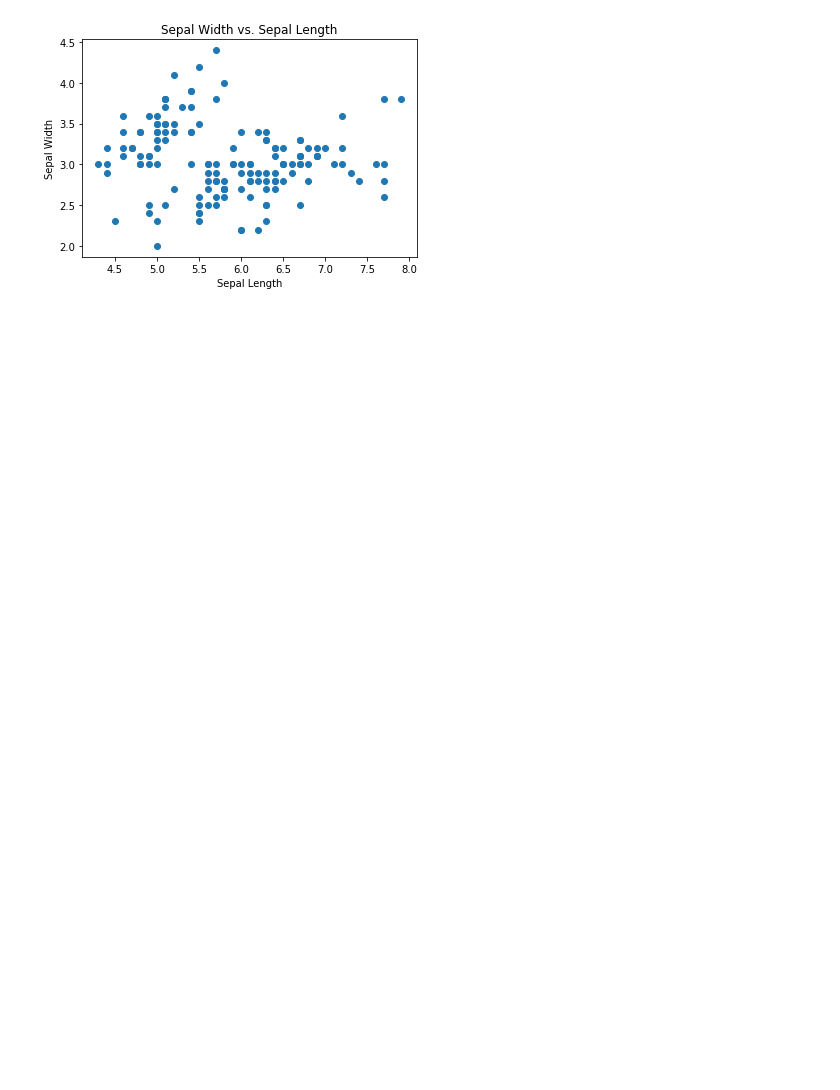
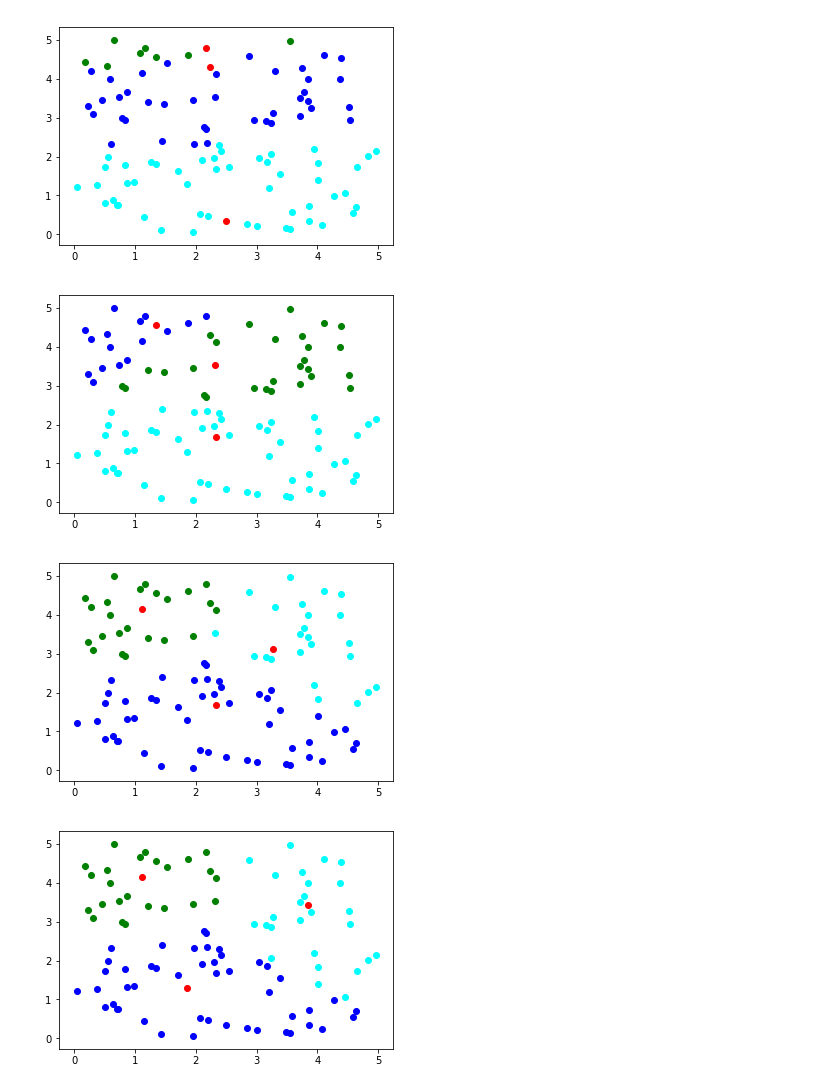
Before and after one commit to adepalatis/EE379K, a Jupyter notebook: Lab6/problem1.ipynb, the cells around one changed output. Cells and saved outputs as stored; diff of their text form; code cells hidden in the pictures; blank space fills up the shorter version.

Commit message:
Finally converted all the freaking point/cluster plotting stuff from Problem1 to work with Problem3

```diff
--- a/Lab6/problem1.ipynb
+++ b/Lab6/problem1.ipynb
@@ -120,9 +120,12 @@ def plot_iris_data():
     plt.ylabel('Sepal Width')
     plt.show()
 # %%
-mList = [Point(round(np.random.uniform(0,5), 2), round(np.random.uniform(0,5), 2)) for i in range(5)]
-#k_means(init_k_medioids, mList, 3)
+mList = [Point(round(np.random.uniform(0,5), 2), round(np.random.uniform(0,5), 2)) for i in range(100)]
+k_means(init_k_medioids, mList, 3)
 init_kpp(mList, 3)
 plot_iris_data()
 # %% [output]
-[figure, old version]
+[figure, new version]
+[figure, added]
+[figure, added]
+[figure, added]
```
Also changed, not shown: parts of 1 cell of this notebook, 1 other file.
